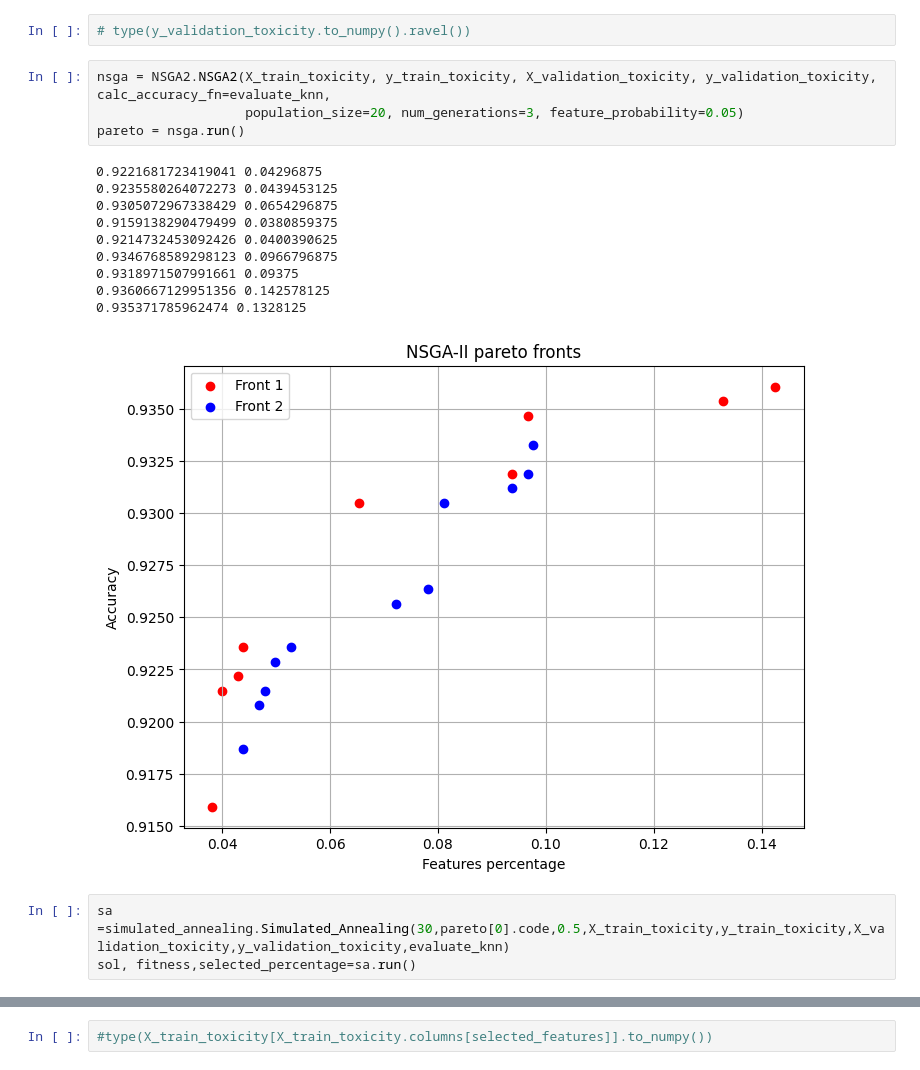
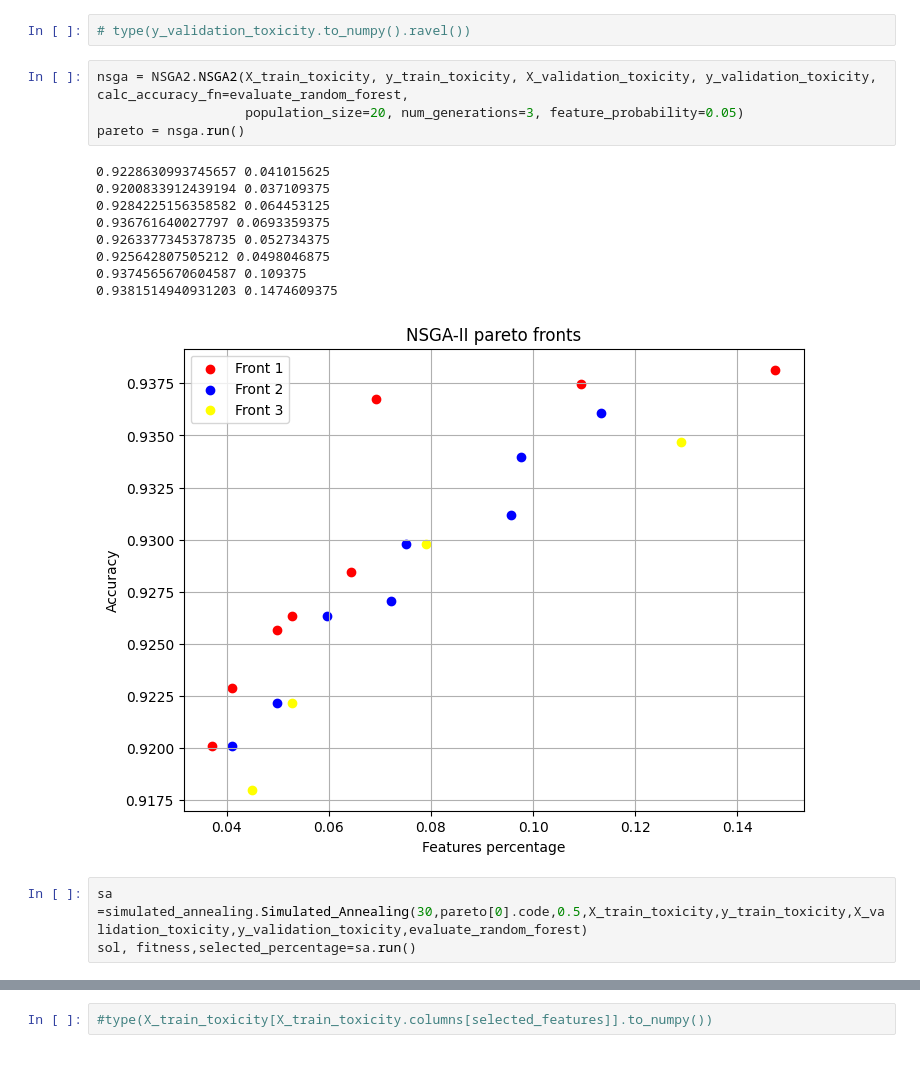
Before and after one commit to darijaeremija/metaheuristic_for_feature_selection, a Jupyter notebook: src/main.ipynb, the cells around one changed output, grey strips where cells are left out. Drawn from its saved outputs; the diff is of its cells as text.

Commit message:
Add random forest evaluator

```diff
--- a/src/main.ipynb
+++ b/src/main.ipynb
@@ -14,22 +16,21 @@ y_validation_toxicity  = pd.read_csv('../datasets/oral_toxicity/y_validation.csv
 # %%
 # type(y_validation_toxicity.to_numpy().ravel())
 # %%
-nsga = NSGA2.NSGA2(X_train_toxicity, y_train_toxicity, X_validation_toxicity, y_validation_toxicity, calc_accuracy_fn=evaluate_knn,
+nsga = NSGA2.NSGA2(X_train_toxicity, y_train_toxicity, X_validation_toxicity, y_validation_toxicity, calc_accuracy_fn=evaluate_random_forest,
                    population_size=20, num_generations=3, feature_probability=0.05)
 pareto = nsga.run()
 # %% [output]
-0.9221681723419041 0.04296875
-0.9235580264072273 0.0439453125
-0.9305072967338429 0.0654296875
-0.9159138290479499 0.0380859375
-0.9214732453092426 0.0400390625
-0.9346768589298123 0.0966796875
-0.9318971507991661 0.09375
-0.9360667129951356 0.142578125
-0.935371785962474 0.1328125
+0.9228630993745657 0.041015625
+0.9200833912439194 0.037109375
+0.9284225156358582 0.064453125
+0.936761640027797 0.0693359375
+0.9263377345378735 0.052734375
+0.925642807505212 0.0498046875
+0.9374565670604587 0.109375
+0.9381514940931203 0.1474609375
-[figure, old version]
+[figure, new version]
 # %%
-sa =simulated_annealing.Simulated_Annealing(30,pareto[0].code,0.5,X_train_toxicity,y_train_toxicity,X_validation_toxicity,y_validation_toxicity,evaluate_knn)
+sa =simulated_annealing.Simulated_Annealing(30,pareto[0].code,0.5,X_train_toxicity,y_train_toxicity,X_validation_toxicity,y_validation_toxicity,evaluate_random_forest)
 sol, fitness,selected_percentage=sa.run()
 # %%
 fitness
```
Also changed, not shown: parts of 26 cells of this notebook, 2 other files.
